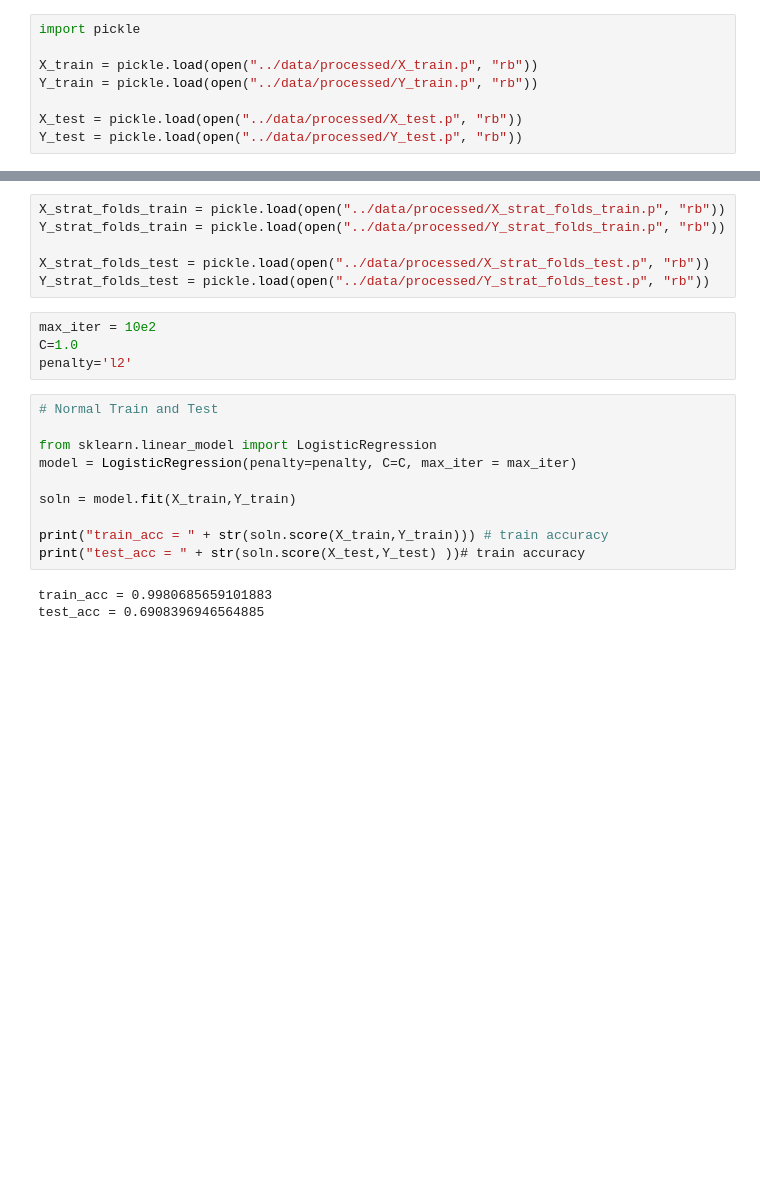
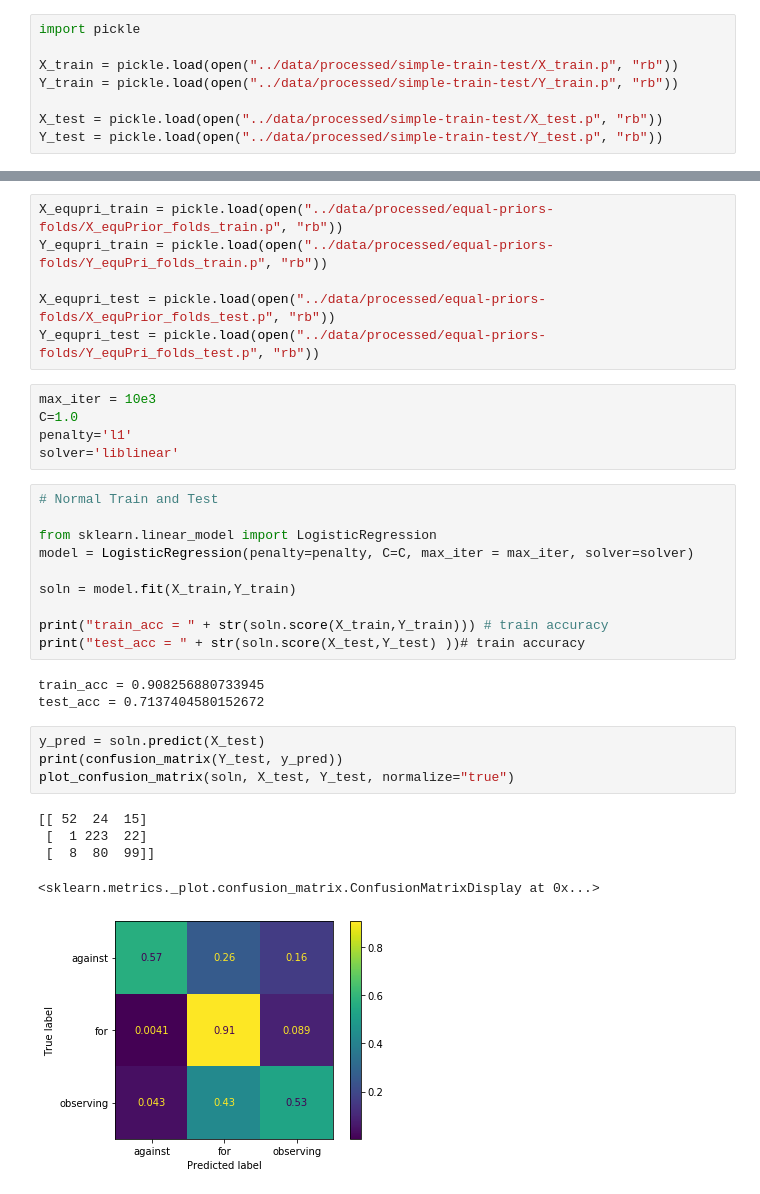
Before and after one commit to nikhilsaldanha/stance-detection, a Jupyter notebook: notebooks/Logistic Regression.ipynb, the cells around one changed output, grey strips where cells are left out. Saved outputs shown, nothing was run; the diff lists cells and outputs as text; blank space fills up the shorter version.

```diff
--- a/notebooks/Logistic Regression.ipynb
+++ b/notebooks/Logistic Regression.ipynb
@@ -7,8 +8,8 @@ import gc
 # %%
 import pickle
 
-X_train = pickle.load(open("../data/processed/X_train.p", "rb"))
-Y_train = pickle.load(open("../data/processed/Y_train.p", "rb"))
+X_train = pickle.load(open("../data/processed/simple-train-test/X_train.p", "rb"))
+Y_train = pickle.load(open("../data/processed/simple-train-test/Y_train.p", "rb"))
 
-X_test = pickle.load(open("../data/processed/X_test.p", "rb"))
-Y_test = pickle.load(open("../data/processed/Y_test.p", "rb"))
+X_test = pickle.load(open("../data/processed/simple-train-test/X_test.p", "rb"))
+Y_test = pickle.load(open("../data/processed/simple-train-test/Y_test.p", "rb"))
@@ -21,24 +28,35 @@ Y_folds_test = pickle.load(open("../data/processed/Y_folds_test.p", "rb"))
 # %%
-X_strat_folds_train = pickle.load(open("../data/processed/X_strat_folds_train.p", "rb"))
-Y_strat_folds_train = pickle.load(open("../data/processed/Y_strat_folds_train.p", "rb"))
+X_equpri_train = pickle.load(open("../data/processed/equal-priors-folds/X_equPrior_folds_train.p", "rb"))
+Y_equpri_train = pickle.load(open("../data/processed/equal-priors-folds/Y_equPri_folds_train.p", "rb"))
 
-X_strat_folds_test = pickle.load(open("../data/processed/X_strat_folds_test.p", "rb"))
-Y_strat_folds_test = pickle.load(open("../data/processed/Y_strat_folds_test.p", "rb"))
+X_equpri_test = pickle.load(open("../data/processed/equal-priors-folds/X_equPrior_folds_test.p", "rb"))
+Y_equpri_test = pickle.load(open("../data/processed/equal-priors-folds/Y_equPri_folds_test.p", "rb"))
 # %%
-max_iter = 10e2
+max_iter = 10e3
 C=1.0
-penalty='l2'
+penalty='l1'
+solver='liblinear'
 # %%
 # Normal Train and Test
 
 from sklearn.linear_model import LogisticRegression
-model = LogisticRegression(penalty=penalty, C=C, max_iter = max_iter)
+model = LogisticRegression(penalty=penalty, C=C, max_iter = max_iter, solver=solver)
 
 soln = model.fit(X_train,Y_train)
 
 print("train_acc = " + str(soln.score(X_train,Y_train))) # train accuracy
 print("test_acc = " + str(soln.score(X_test,Y_test) ))# train accuracy
 # %% [output]
-train_acc = 0.9980685659101883
-test_acc = 0.6908396946564885
+train_acc = 0.908256880733945
+test_acc = 0.7137404580152672
+# %%
+y_pred = soln.predict(X_test)
+print(confusion_matrix(Y_test, y_pred))
+plot_confusion_matrix(soln, X_test, Y_test, normalize="true")
+# %% [output]
+[[ 52  24  15]
+ [  1 223  22]
+ [  8  80  99]]
+<sklearn.metrics._plot.confusion_matrix.ConfusionMatrixDisplay at 0x...>
+[figure, added]
 # %%
```
Also changed, not shown: parts of 8 cells of this notebook, 1 other file.
